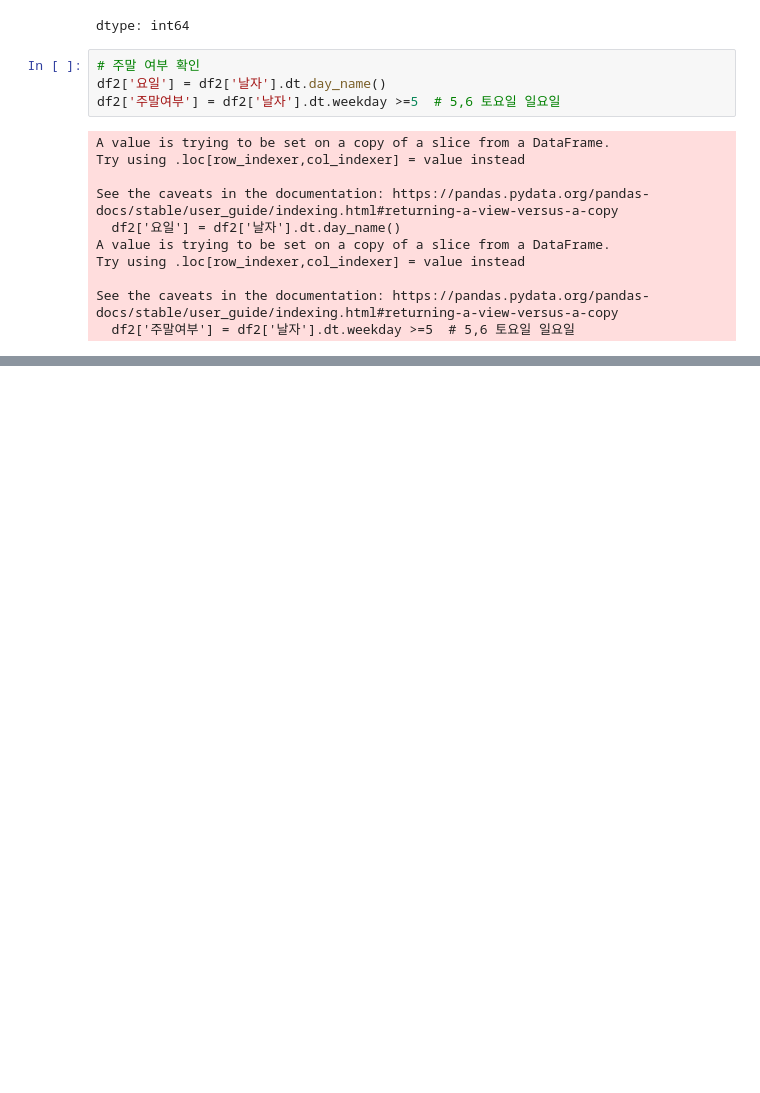
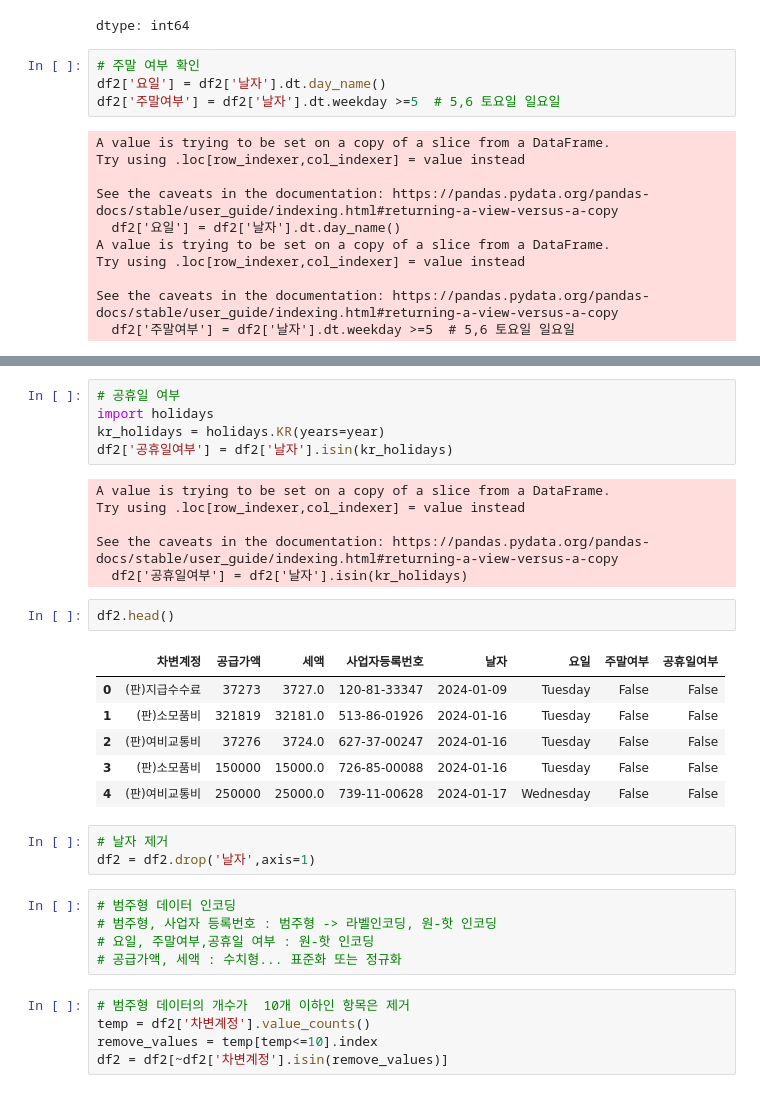
Before and after one commit to pia222-20241123-chatgpt/prompt-engineering, a Jupyter notebook: credit_card_classification.ipynb, the cells around one changed output, grey strips where cells are left out. Saved outputs shown, nothing was run; the diff lists cells and outputs as text; blank space fills up the shorter version.

```diff
--- a/credit_card_classification.ipynb
+++ b/credit_card_classification.ipynb
@@ -98,0 +98,33 @@ df2.tail()
+# %%
+# 공휴일 여부
+import holidays
+kr_holidays = holidays.KR(years=year)
+df2['공휴일여부'] = df2['날자'].isin(kr_holidays)
+# %% [output]
+A value is trying to be set on a copy of a slice from a DataFrame.
+Try using .loc[row_indexer,col_indexer] = value instead
+
+See the caveats in the documentation: https://pandas.pydata.org/pandas-docs/stable/user_guide/indexing.html#returning-a-view-versus-a-copy
+  df2['공휴일여부'] = df2['날자'].isin(kr_holidays)
+# %%
+df2.head()
+# %% [output]
+|  | 차변계정 | 공급가액 | 세액 | 사업자등록번호 | 날자 | 요일 | 주말여부 | 공휴일여부 |
+| 0 | (판)지급수수료 | 37273 | 3727.0 | 120-81-33347 | 2024-01-09 | Tuesday | False | False |
+| 1 | (판)소모품비 | 321819 | 32181.0 | 513-86-01926 | 2024-01-16 | Tuesday | False | False |
+| 2 | (판)여비교통비 | 37276 | 3724.0 | 627-37-00247 | 2024-01-16 | Tuesday | False | False |
+| 3 | (판)소모품비 | 150000 | 15000.0 | 726-85-00088 | 2024-01-16 | Tuesday | False | False |
+| 4 | (판)여비교통비 | 250000 | 25000.0 | 739-11-00628 | 2024-01-17 | Wednesday | False | False |
+# %%
+# 날자 제거
+df2 = df2.drop('날자',axis=1)
+# %%
+# 범주형 데이터 인코딩
+# 범주형, 사업자 등록번호 : 범주형 -> 라벨인코딩, 원-핫 인코딩
+# 요일, 주말여부,공휴일 여부 : 원-핫 인코딩
+# 공급가액, 세액 : 수치형... 표준화 또는 정규화
+# %%
+# 범주형 데이터의 개수가  10개 이하인 항목은 제거
+temp = df2['차변계정'].value_counts()
+remove_values = temp[temp<=10].index
+df2 = df2[~df2['차변계정'].isin(remove_values)]
```
Also changed, not shown: parts of 28 cells of this notebook.
